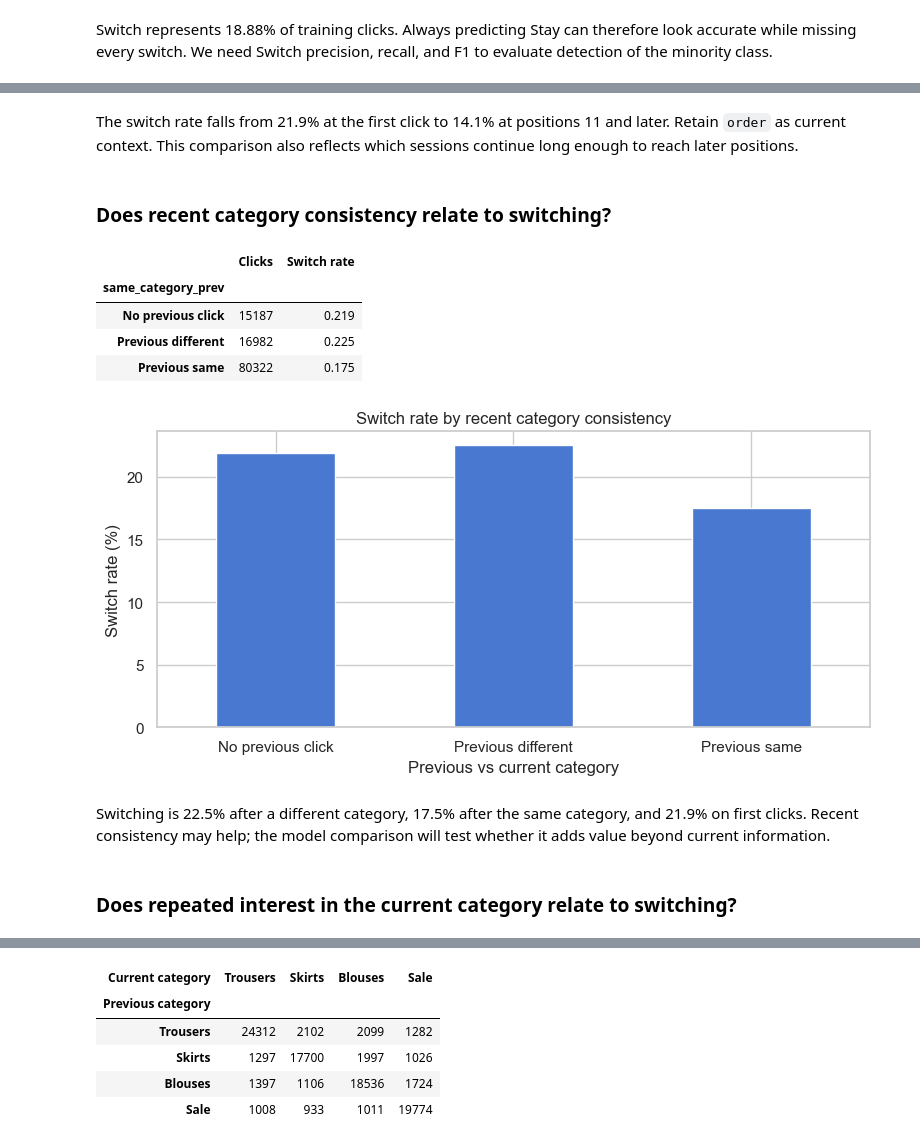
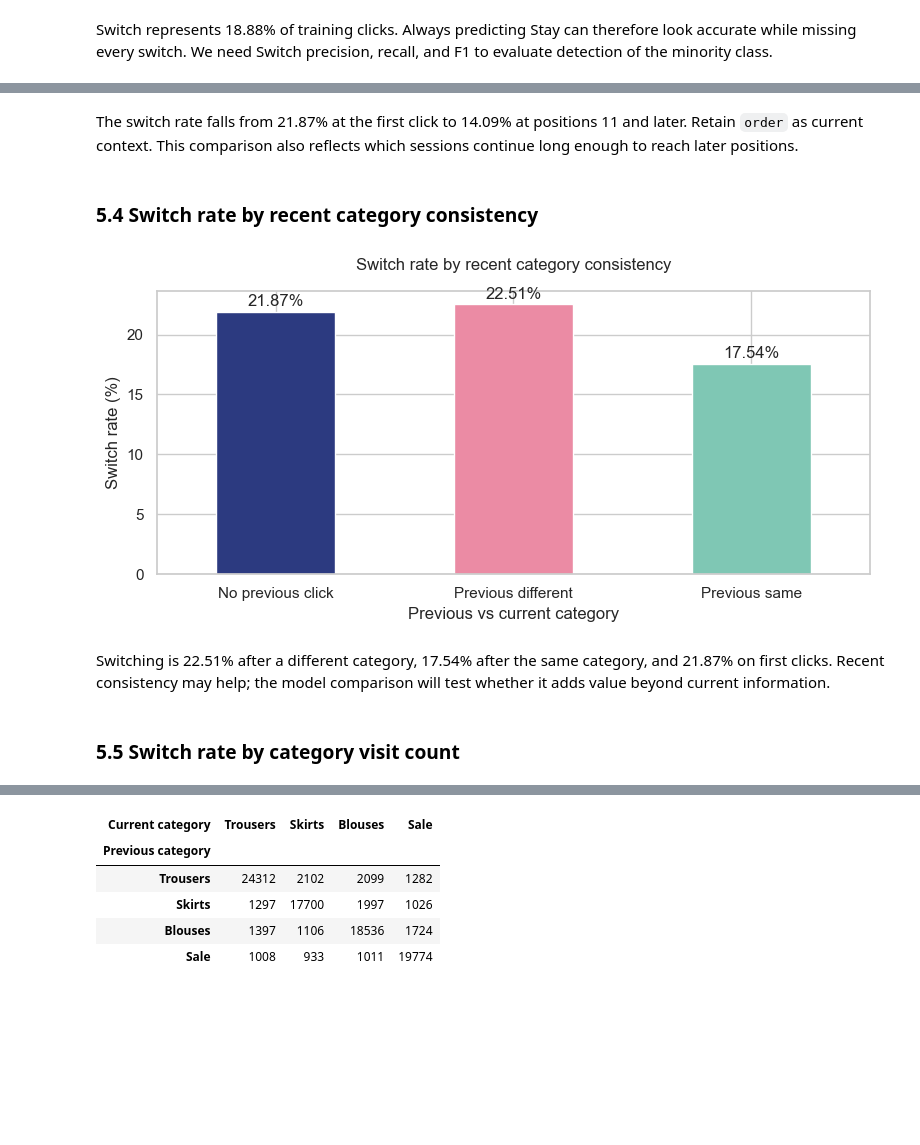
Before and after one commit to nghonganh016/eshop-clothing-next-category, a Jupyter notebook: Group01_EShopClothing_SwitchPrediction.ipynb, the cells around one changed output, grey strips where cells are left out. Saved outputs shown, nothing was run; the diff lists cells and outputs as text; code cells hidden in the pictures; blank space fills up the shorter version.

```diff
--- a/Group01_EShopClothing_SwitchPrediction.ipynb
+++ b/Group01_EShopClothing_SwitchPrediction.ipynb
@@ -345,33 +317,28 @@ plt.show()
 # %% [markdown]
-The switch rate falls from 21.9% at the first click
-to 14.1% at positions 11 and later. Retain `order` as current context.
+The switch rate falls from 21.87% at the first click
+to 14.09% at positions 11 and later. Retain `order` as current context.
 This comparison also reflects which sessions continue long enough to reach later positions.
 # %% [markdown]
-### Does recent category consistency relate to switching?
+### 5.4 Switch rate by recent category consistency
 # %%
 history_labels = {-1: "No previous click", 0: "Previous different", 1: "Previous same"}
 consistency_rates = train_df.groupby("same_category_prev")["switch_category"].agg(
     ["size", "mean"]
 ).rename(index=history_labels)
-display(consistency_rates.rename(columns={"size": "Clicks", "mean": "Switch rate"}).round(3))
-ax = (100 * consistency_rates["mean"]).plot.bar(rot=0, figsize=(8, 4))
-ax.set(title="Switch rate by recent category consistency", xlabel="Previous vs current category",
-       ylabel="Switch rate (%)")
+ax = (100 * consistency_rates["mean"]).plot.bar(rot=0, color = ["#2C3A80", "#EB8BA4", "#7FC7B4"], figsize=(8, 4))
+ax.bar_label(ax.containers[0], fmt="%.2f%%", padding=2)
+ax.set_title("Switch rate by recent category consistency", pad=15)
+ax.set(xlabel="Previous vs current category", ylabel="Switch rate (%)")
 plt.tight_layout()
 plt.show()
 # %% [output]
-|  | Clicks | Switch rate |
-| same_category_prev |  |  |
-| No previous click | 15187 | 0.219 |
-| Previous different | 16982 | 0.225 |
-| Previous same | 80322 | 0.175 |
-[figure, old version]
+[figure, new version]
 # %% [markdown]
-Switching is 22.5% after a different category, 17.5% after the same category, and
-21.9% on first clicks. Recent consistency may help; the model comparison will test
+Switching is 22.51% after a different category, 17.54% after the same category, and
+21.87% on first clicks. Recent consistency may help; the model comparison will test
 whether it adds value beyond current information.
-# %% [markdown]
-### Does repeated interest in the current category relate to switching?
+# %% [markdown]
+### 5.5 Switch rate by category visit count
 # %%
 visit_groups = pd.cut(
     train_df["category_visit_count"], bins=[-1, 0, 1, 2, 4, np.inf],
```
Also changed, not shown: parts of 145 cells of this notebook, 1 other file.
